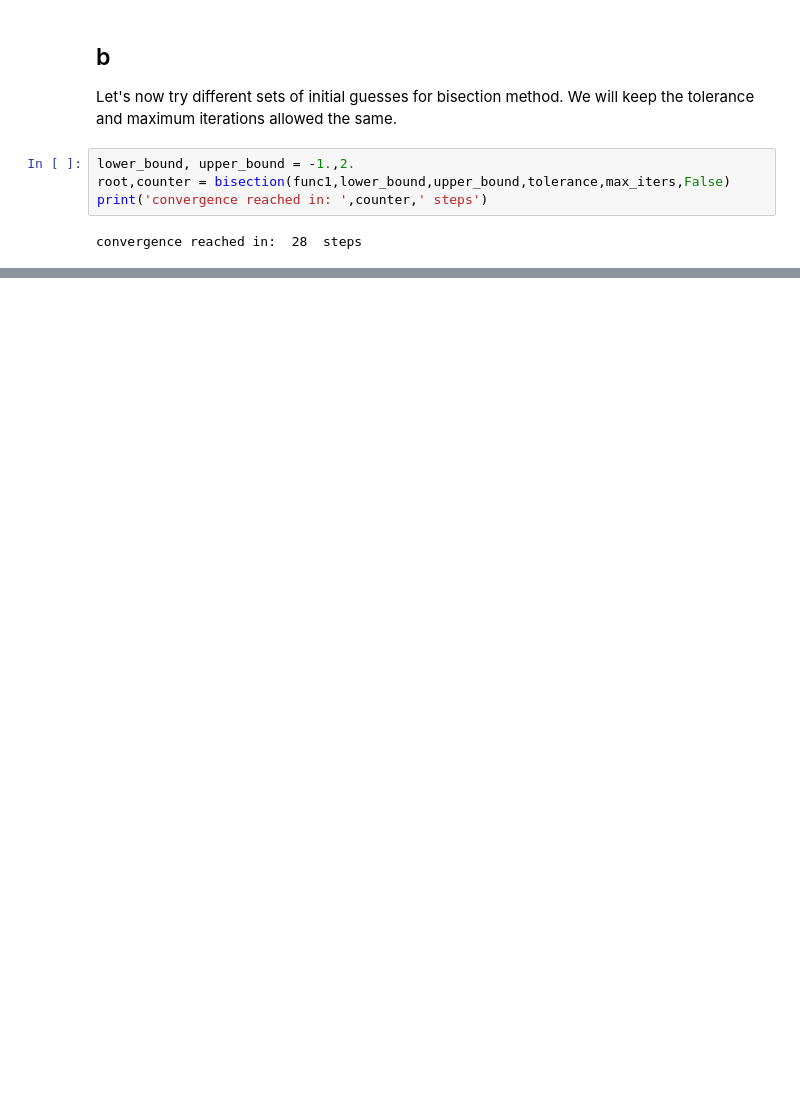
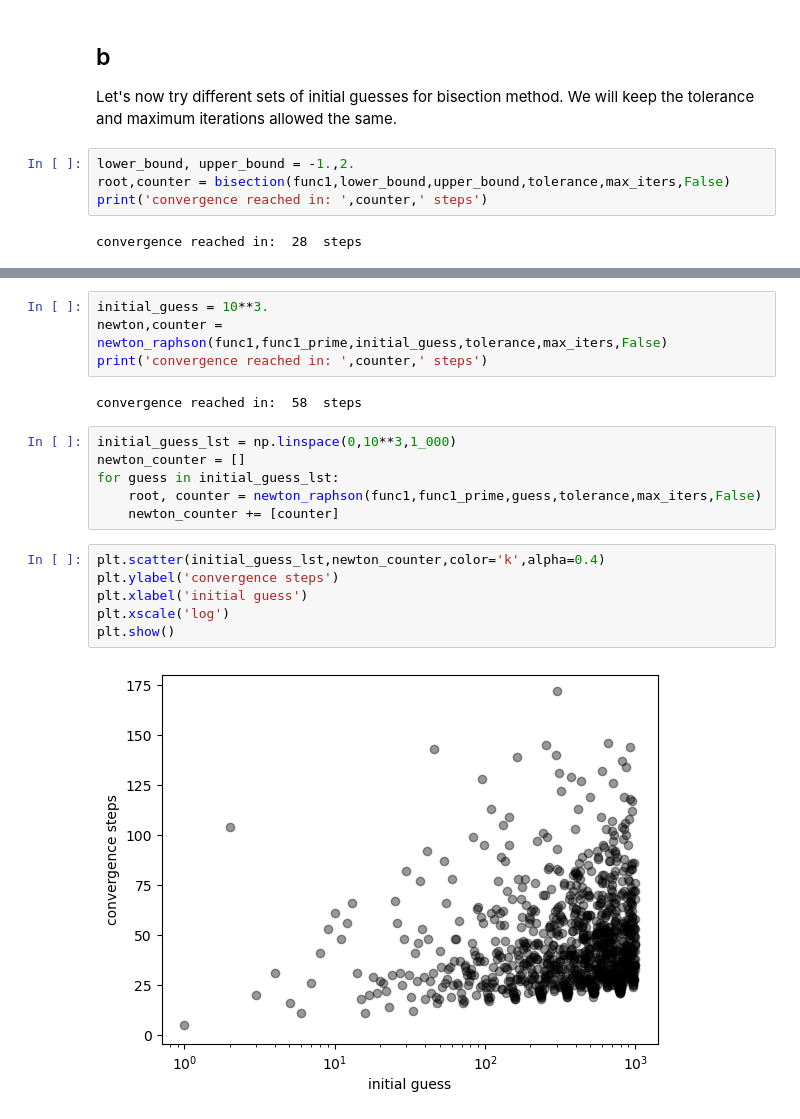
Before and after one commit to gilgarcia-01/ASTR5900, a Jupyter notebook: hw/hw2/ggarcia_CompAstro_hw2.ipynb, the cells around one changed output, grey strips where cells are left out. Drawn from its saved outputs; the diff is of its cells as text; blank space fills up the shorter version.

```diff
--- a/hw/hw2/ggarcia_CompAstro_hw2.ipynb
+++ b/hw/hw2/ggarcia_CompAstro_hw2.ipynb
@@ -266,0 +299,20 @@ Let's now take the same approach for the Newton-Raphson method. We start by prin
+# %%
+initial_guess = 10**3.
+newton,counter = newton_raphson(func1,func1_prime,initial_guess,tolerance,max_iters,False)
+print('convergence reached in: ',counter,' steps')
+# %% [output]
+convergence reached in:  58  steps
+# %%
+initial_guess_lst = np.linspace(0,10**3,1_000)
+newton_counter = []
+for guess in initial_guess_lst:
+    root, counter = newton_raphson(func1,func1_prime,guess,tolerance,max_iters,False)
+    newton_counter += [counter]
+# %%
+plt.scatter(initial_guess_lst,newton_counter,color='k',alpha=0.4)
+plt.ylabel('convergence steps')
+plt.xlabel('initial guess')
+plt.xscale('log')
+plt.show()
+# %% [output]
+[figure, added]
```
Also changed, not shown: parts of 32 cells of this notebook.
